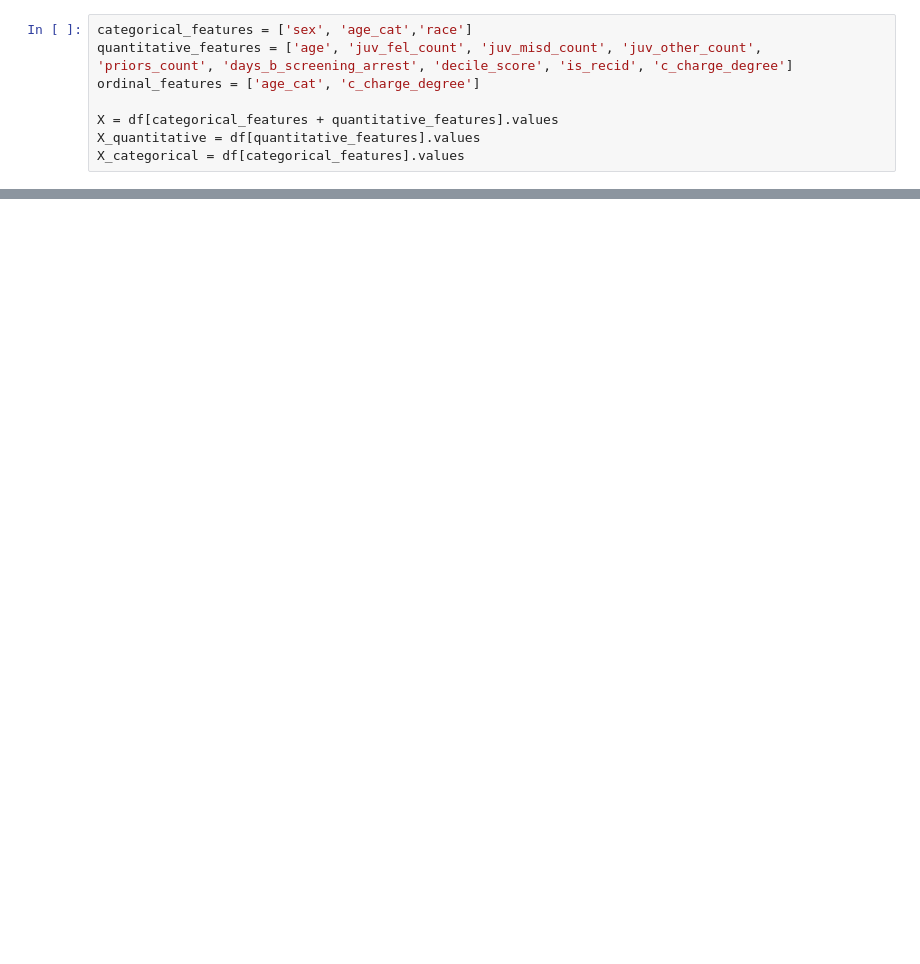
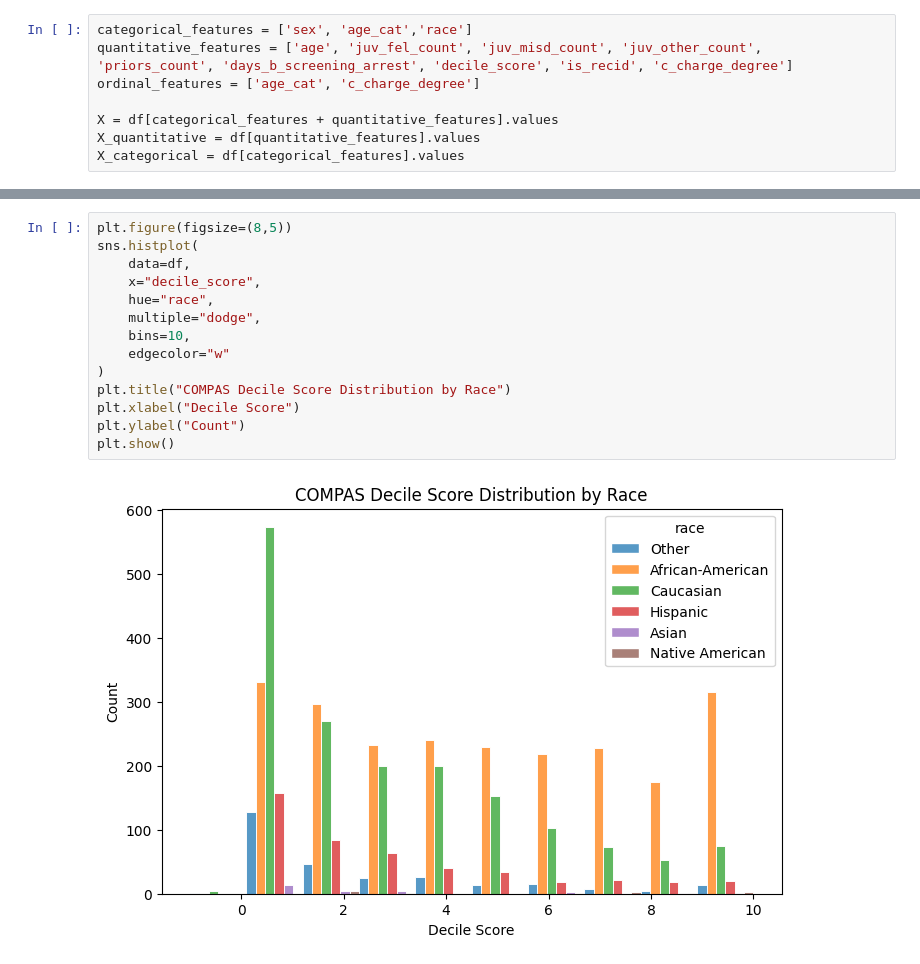
Before and after one commit to estellelm38/Fairness_COMPAS, a Jupyter notebook: dataset_exploration.ipynb, the cells around one changed output, grey strips where cells are left out. Saved outputs shown, nothing was run; the diff lists cells and outputs as text; blank space fills up the shorter version.

```diff
--- a/dataset_exploration.ipynb
+++ b/dataset_exploration.ipynb
@@ -131,0 +132,16 @@ for i, col in enumerate(df[categorical_features].columns):
+# %%
+plt.figure(figsize=(8,5))
+sns.histplot(
+    data=df,
+    x="decile_score",
+    hue="race",
+    multiple="dodge",
+    bins=10,
+    edgecolor="w"
+)
+plt.title("COMPAS Decile Score Distribution by Race")
+plt.xlabel("Decile Score")
+plt.ylabel("Count")
+plt.show()
+# %% [output]
+[figure, added]
```
Also changed, not shown: parts of 15 cells of this notebook.
